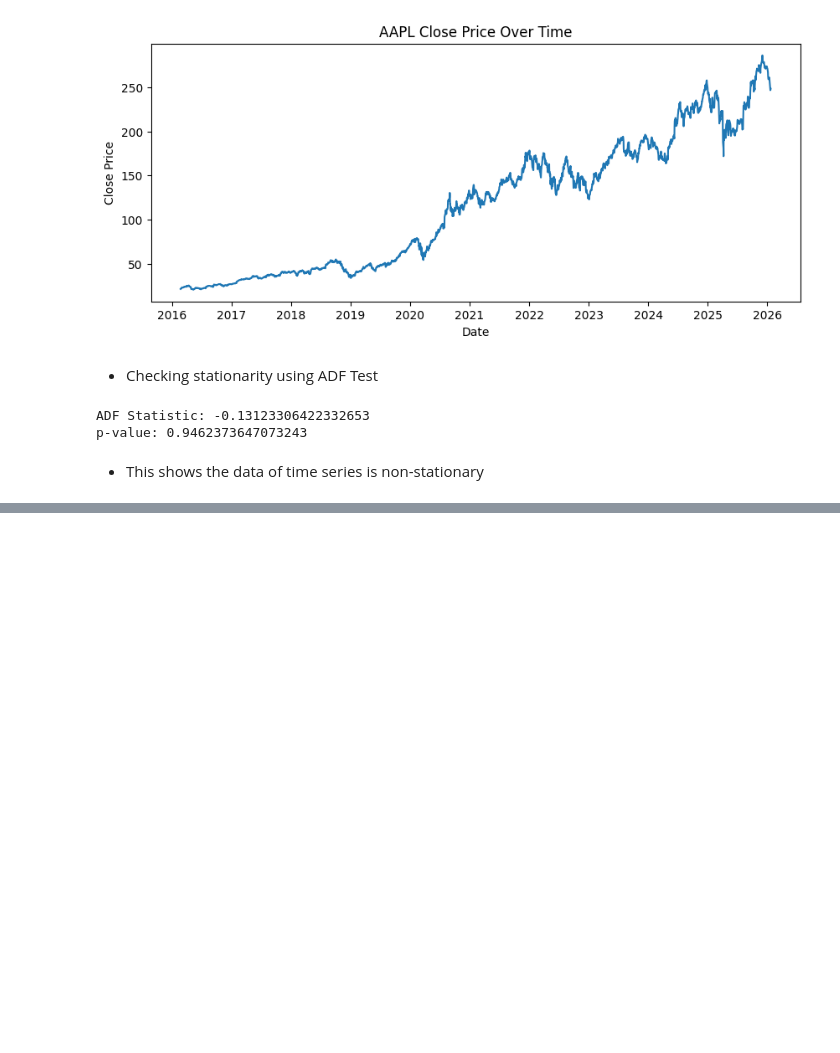
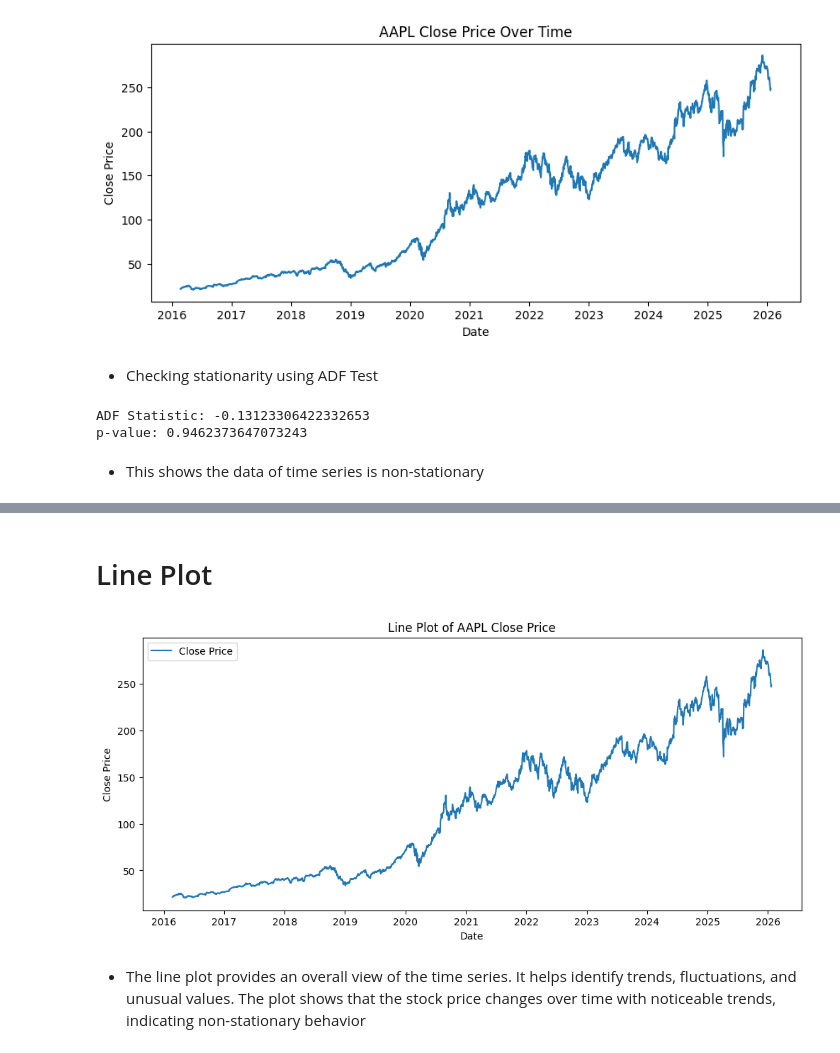
Before and after one commit to Agumekenneth/Time-series-, a Jupyter notebook: practical/ts.ipynb, the cells around one changed output, grey strips where cells are left out. Cells and saved outputs as stored; diff of their text form; code cells hidden in the pictures; blank space fills up the shorter version.

```diff
--- a/practical/ts.ipynb
+++ b/practical/ts.ipynb
@@ -174,0 +202,16 @@ p-value: 0.9462373647073243
+# %% [markdown]
+# Line Plot
+# %%
+import matplotlib.pyplot as plt
+
+plt.figure(figsize=(12, 5))
+plt.plot(ts, label='Close Price')
+plt.title("Line Plot of AAPL Close Price")
+plt.xlabel("Date")
+plt.ylabel("Close Price")
+plt.legend()
+plt.show()
+# %% [output]
+[figure, added]
+# %% [markdown]
+- The line plot provides an overall view of the time series. It helps identify trends, fluctuations, and unusual values. The plot shows that the stock price changes over time with noticeable trends, indicating non-stationary behavior
```
Also changed, not shown: parts of 4 cells of this notebook.
